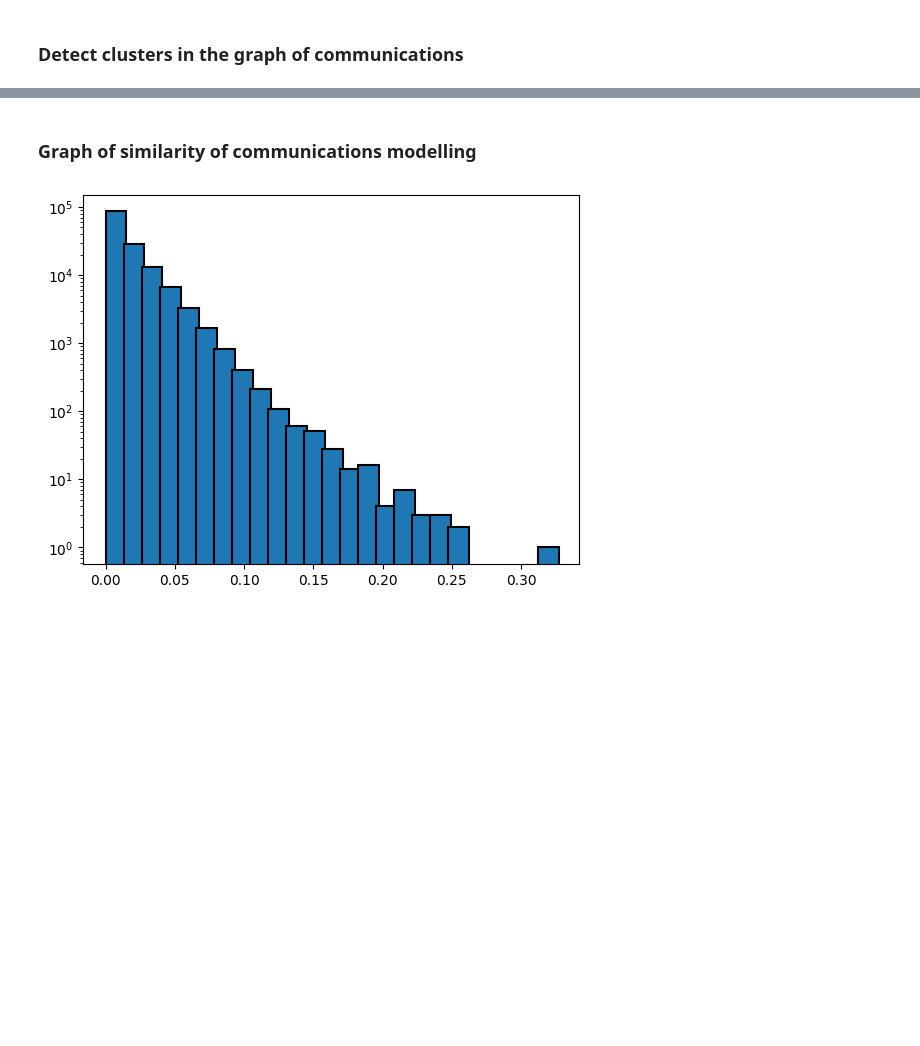
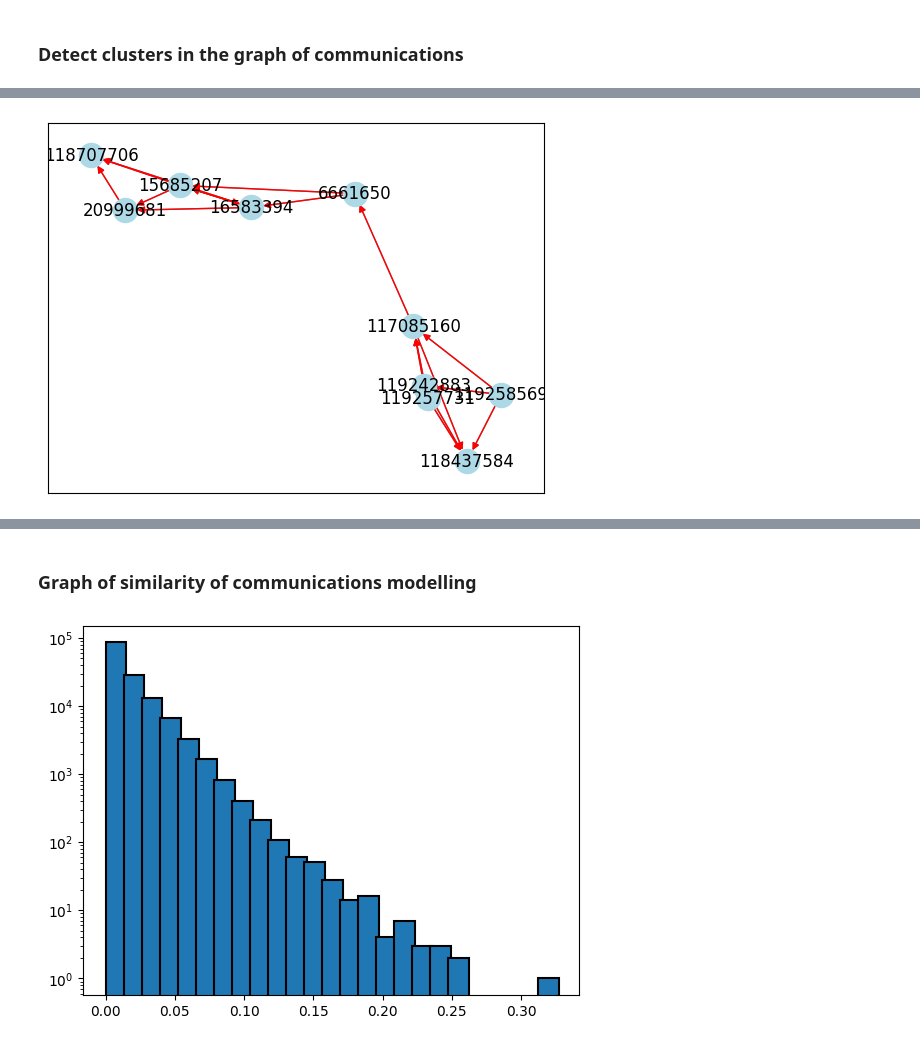
Before and after one commit to mingweiiiiiiiiii/23-24-CS7IS4-Group4, a Jupyter notebook: citations.ipynb, the cells around one changed output, grey strips where cells are left out. Drawn from its saved outputs; the diff is of its cells as text; code cells hidden in the pictures; blank space fills up the shorter version.

```diff
--- a/citations.ipynb
+++ b/citations.ipynb
@@ -97,0 +91,19 @@ papers[0]
+# %%
+import matplotlib.pyplot as plt
+
+def visualise_cluster(G, cluster):
+
+    # Create a subgraph for the first cluster
+    edges = G.subgraph(cluster).edges()
+    subgraph = G.subgraph(cluster)
+
+    # Draw the subgraph
+    pos = nx.spring_layout(subgraph)
+    nx.draw_networkx(subgraph, pos=pos, with_labels=True, node_color='lightblue', edge_color='gray')
+    nx.draw_networkx_edges(subgraph, pos=pos, edgelist=edges, edge_color='red')
+
+    plt.show()
+# %%
+visualise_cluster(G_comm, clusters_louvain[0])
+# %% [output]
+[figure, added]
```
Also changed, not shown: parts of 19 cells of this notebook.
